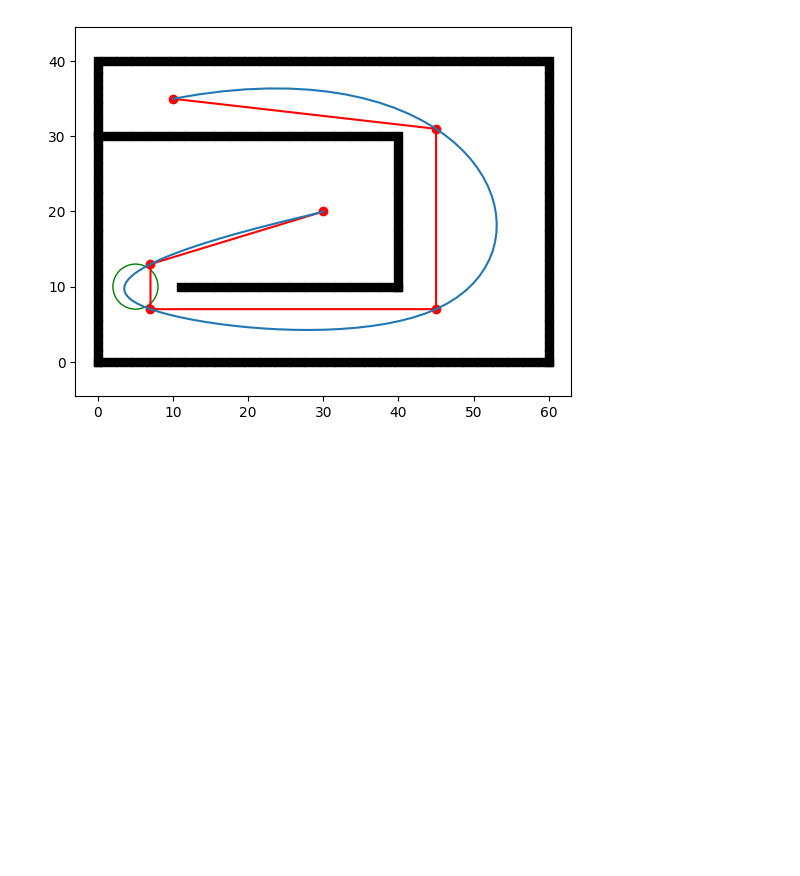
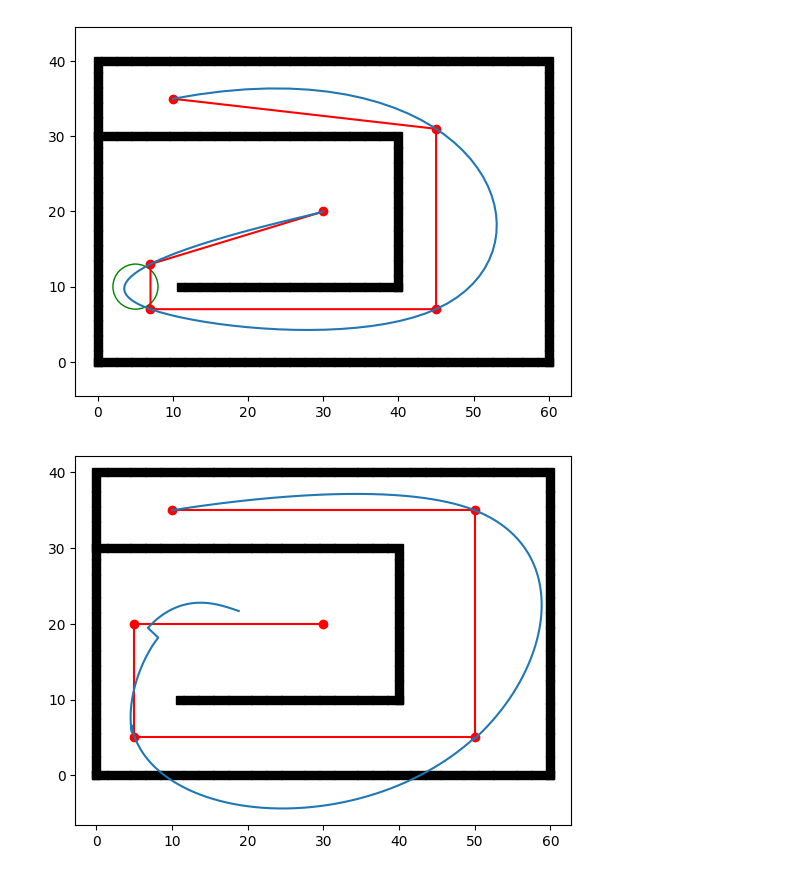
Before and after one commit to Alexbeast-CN/Notes2Robotics, a Jupyter notebook: TrajectoryOpt/CS_obs.ipynb, the cells around one changed output. Cells and saved outputs as stored; diff of their text form; code cells hidden in the pictures; blank space fills up the shorter version.

```diff
--- a/TrajectoryOpt/CS_obs.ipynb
+++ b/TrajectoryOpt/CS_obs.ipynb
@@ -123,3 +123,22 @@ ax.axis('equal')
 # %% [output]
 (-3.0, 63.0, -2.0, 42.0)
 [figure]
+# %%
+from pysrc.Mini_Snap_traj import minimum_snap_traj, get_traj
+points3 = np.array([[10, 35, 0],
+                    [50,35, 0],
+                    [50, 5, 0],
+                    [5, 5, 0],
+                    [5, 20, 0],
+                    [30,20, 0]])
+
+fig, ax = plt.subplots()
+plt.plot(ox, oy, "sk")
+plt.plot(points3[:,0], points3[:,1], "ro-")
+time_set, Matrix_x, Matrix_y, Matrix_z = minimum_snap_traj(points3, 50, 7, 4)
+p, v, a, sample_list = get_traj(Matrix_x, Matrix_y, Matrix_z, time_set, 100)
+plt.plot(p[0],p[1])
+ax.axis('equal')
+plt.show()
+# %% [output]
+[figure, added]
```
Also changed, not shown: 6 other files.
